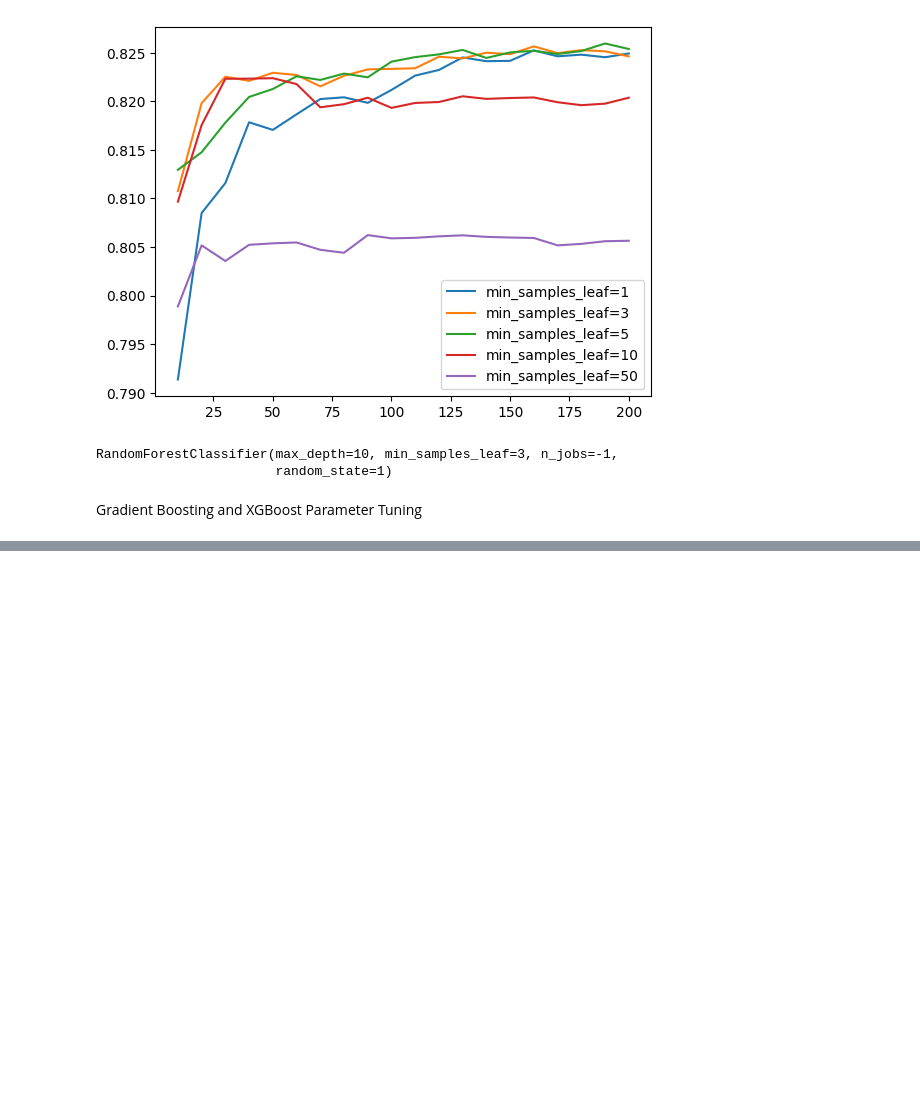
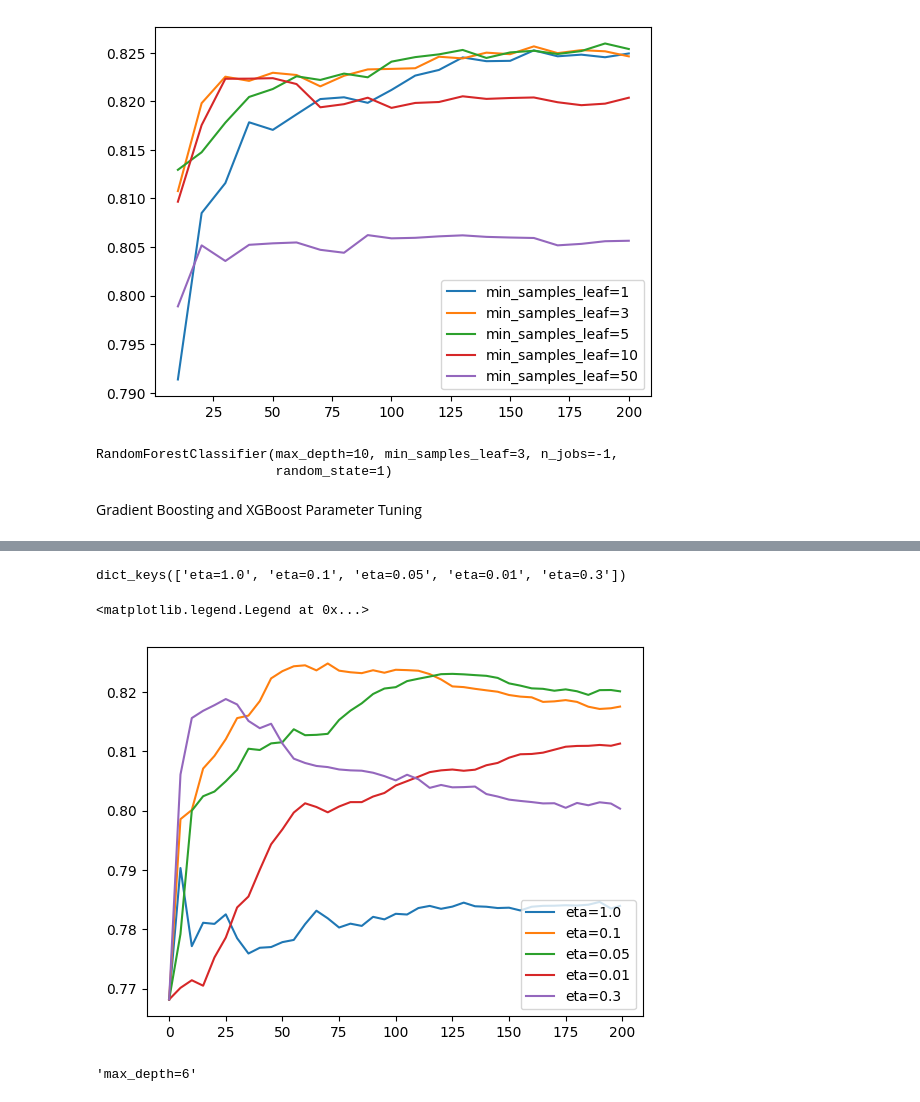
Before and after one commit to MedCoder001/Credit_Scoring_Project, a Jupyter notebook: model.ipynb, the cells around one changed output, grey strips where cells are left out. Cells and saved outputs as stored; diff of their text form; code cells hidden in the pictures; blank space fills up the shorter version.

```diff
--- a/model.ipynb
+++ b/model.ipynb
@@ -656,0 +712,25 @@ roc_auc_score(y_val, y_pred)
+# %%
+scores = {}
+# %%
+%%capture output
+
+xgb_params = {
+    'eta': 0.3,
+    'max_depth': 6,
+    'min_child_weight': 1,
+
+    'objective': 'binary:logistic',
+    'eval_metric': 'auc',
+
+    'nthread': 8,
+    'seed': 1,
+    'verbosity': 1,
+}
+
+model = xgb.train(xgb_params, dtrain,
+                evals=watchlist,
+                verbose_eval=5,
+                num_boost_round=200)
+# %%
+key = 'eta=%s' % (xgb_params['eta'])
+scores[key] = parse_xgb_output(output)
@@ -656,0 +757,11 @@ roc_auc_score(y_val, y_pred)
+# %%
+scores.keys()
+# %% [output]
+dict_keys(['eta=1.0', 'eta=0.1', 'eta=0.05', 'eta=0.01', 'eta=0.3'])
+# %%
+for keys, df_score in scores.items():
+    plt.plot(df_score.num_iter, df_score.val_auc, label=keys)
+plt.legend()
+# %% [output]
+<matplotlib.legend.Legend at 0x...>
+[figure, added]
@@ -656,0 +793,4 @@ roc_auc_score(y_val, y_pred)
+# %%
+key
+# %% [output]
+'max_depth=6'
```
Also changed, not shown: parts of 19 cells of this notebook.
